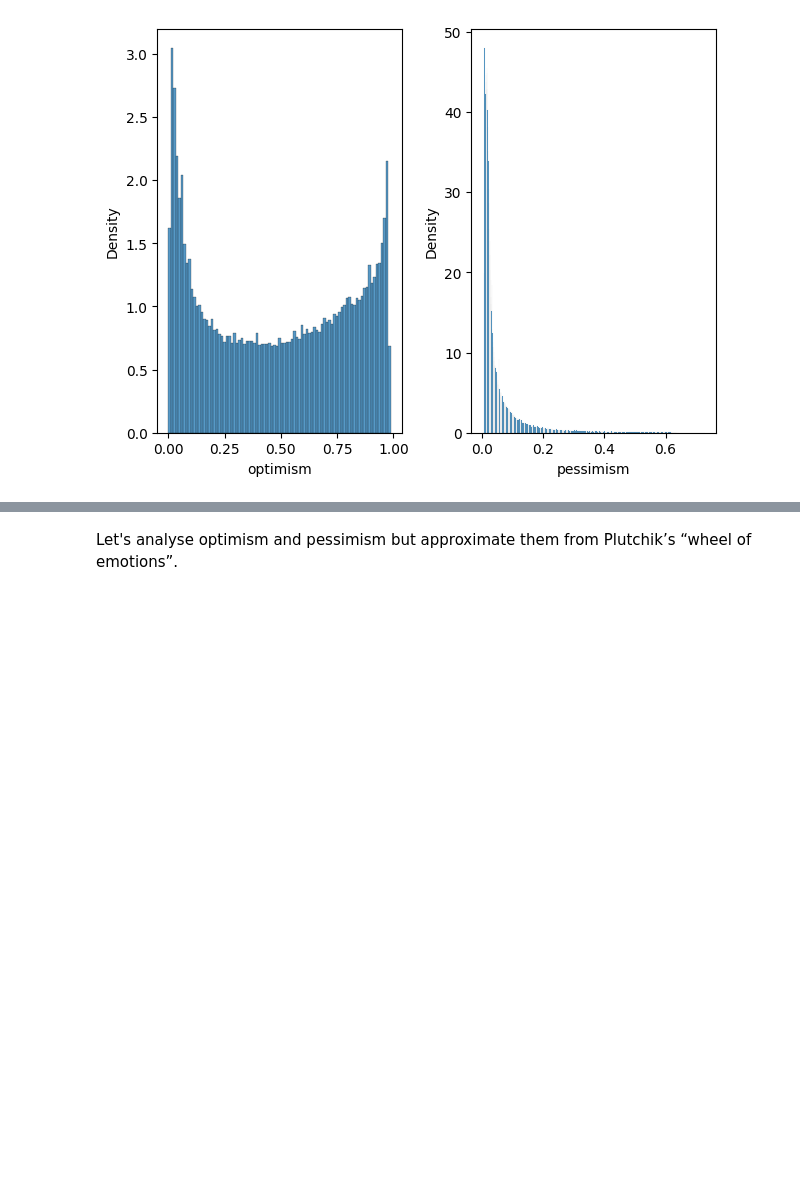
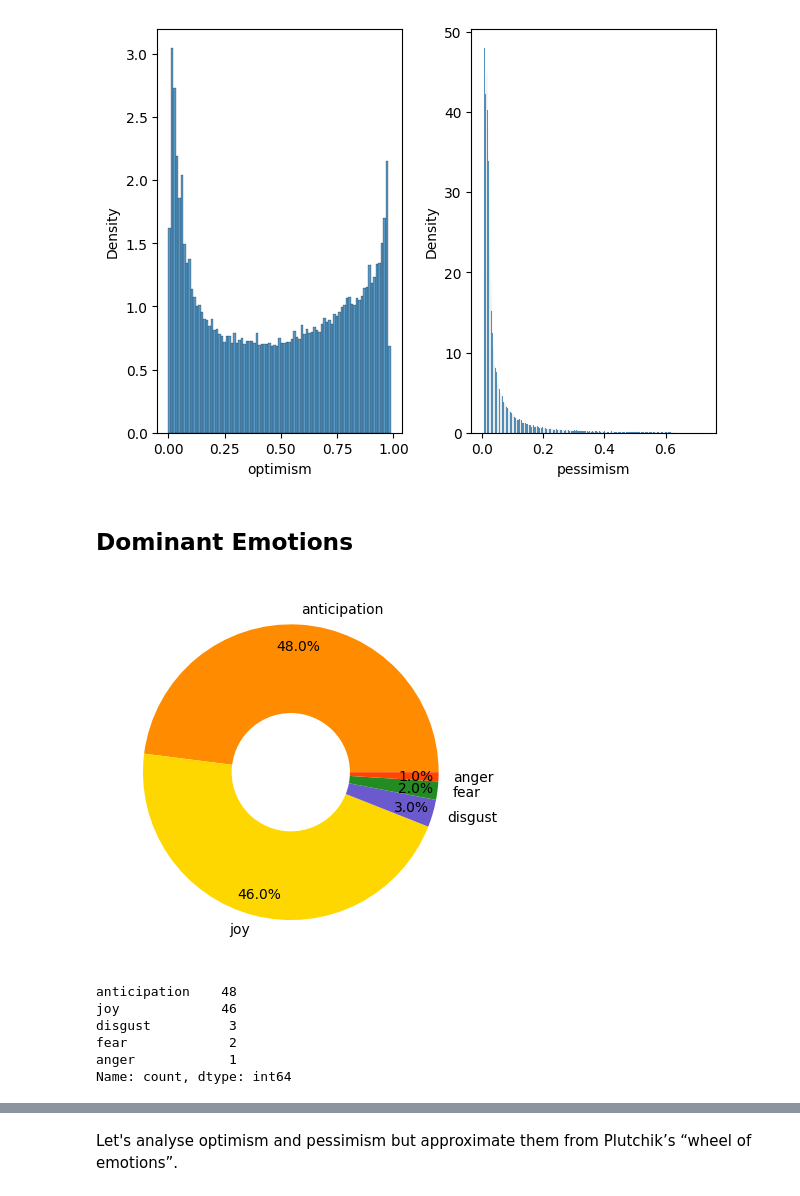
Before and after one commit to maciejskorski/anticipatio, a Jupyter notebook: src/Emotions.ipynb, the cells around one changed output, grey strips where cells are left out. Cells and saved outputs as stored; diff of their text form; code cells hidden in the pictures; blank space fills up the shorter version.

```diff
--- a/src/Emotions.ipynb
+++ b/src/Emotions.ipynb
@@ -75,0 +87,48 @@ plt.tight_layout()
+# %%
+emotion_colors = {
+    'joy': 'gold',
+    'trust': 'olivedrab',
+    'fear': 'forestgreen',
+    'surprise': 'skyblue',
+    'sadness': 'dodgerblue',
+    'disgust': 'slateblue',
+    'anger': 'orangered',
+    'anticipation': 'darkorange',
+    'optimism': 'orange', # between dark orange and gold
+    'pessimism': 'cornflowerblue', # between slateblue and dodgerblue
+    'love':'golden olive',
+}
+
+# based on https://www.tsw.co.uk/blog/leadership-and-management/plutchik-emotion-wheel/
+# %% [markdown]
+## Dominant Emotions
+# %%
+fig,ax = plt.subplots()
+
+plt.pie(emotions_agg_dominant.values,
+        labels=emotions_agg_dominant.index,
+        colors = emotions_agg_dominant.index.map(emotion_colors.get),
+        autopct='%1.1f%%',
+        pctdistance=0.85
+)
+# Add a white circle at the center to create the donut effect
+centre_circle = plt.Circle((0, 0), 0.40, fc='white')
+
+fig = plt.gcf()
+fig.gca().add_artist(centre_circle)
+
+#plt.title('Employee Salary Details')
+plt.show()
+
+fig.savefig("dominant_emotions.svg",transparent=True)
+# %% [output]
+[figure, added]
+# %%
+emotions_agg_dominant#[emotions_agg_dominant=="anger"]
+# %% [output]
+anticipation    48
+joy             46
+disgust          3
+fear             2
+anger            1
+Name: count, dtype: int64
```
Also changed, not shown: parts of 7 cells of this notebook.
